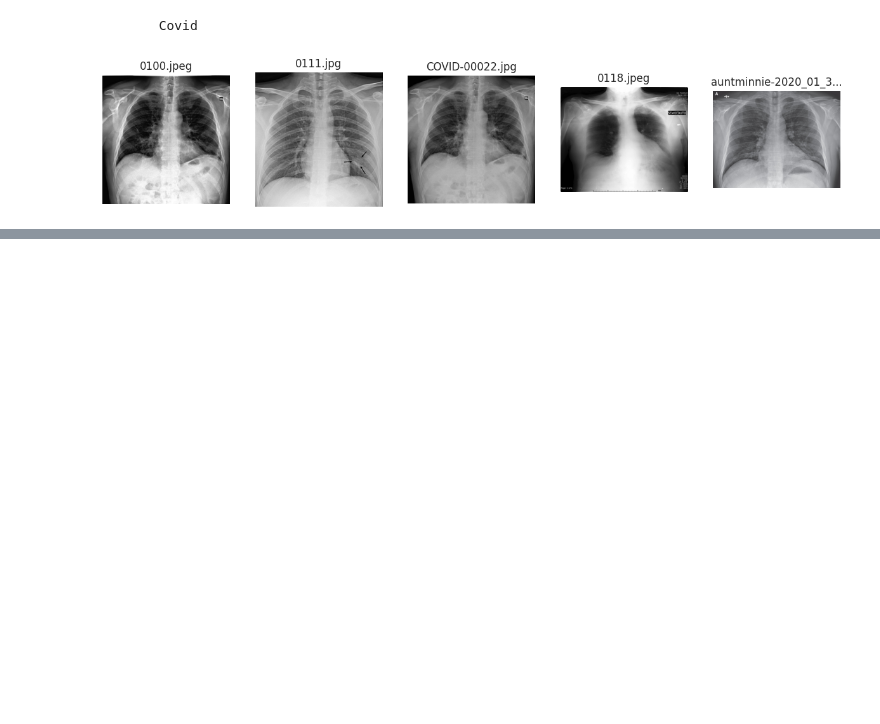
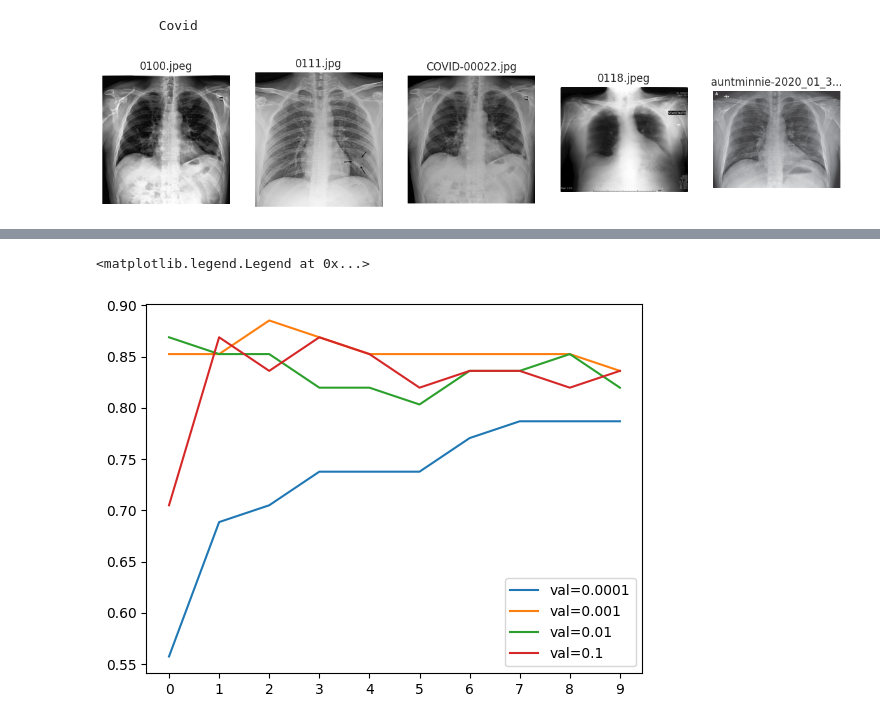
Before and after one commit to marcelonieva7/Chest_X-rays_classification, a Jupyter notebook: notebook.ipynb, the cells around one changed output, grey strips where cells are left out. Cells and saved outputs as stored; diff of their text form; code cells hidden in the pictures; blank space fills up the shorter version.

Commit message:
train model

```diff
--- a/notebook.ipynb
+++ b/notebook.ipynb
@@ -135,0 +161,8 @@ TEST
+# %%
+val_ds = train_gen.flow_from_directory(
+  './Covid19-dataset/train',
+  target_size=(150, 150),
+  batch_size=32,
+  shuffle=False,
+  subset='validation'
+)
@@ -135,0 +176,3 @@ TEST
+# %%
+INP_SIZE = 150
+model = make_model(input_size=INP_SIZE, inner=False, learning_rate=0.01)
@@ -135,0 +183,6 @@ TEST
+# %%
+history = model.fit(
+  train_ds,
+  epochs=10,
+  validation_data=val_ds,
+)
@@ -135,0 +212,15 @@ TEST
+# %%
+scores = {}
+
+for lr in [0.0001, 0.001, 0.01, 0.1]:
+  print('LR: ', lr)
+
+  model = make_model(input_size=INP_SIZE, inner=False, learning_rate=lr)
+  history = model.fit(
+    train_ds,
+    epochs=10,
+    validation_data=val_ds,
+  )
+  scores[lr] = history.history
+
+  print('=============================================\n')
@@ -135,0 +247,9 @@ TEST
+# %%
+for lr, hist in scores.items():
+  plt.plot(hist['val_accuracy'], label=('val=%s' % lr))
+
+plt.xticks(np.arange(10))
+plt.legend()
+# %% [output]
+<matplotlib.legend.Legend at 0x...>
+[figure, added]
```
Also changed, not shown: parts of 20 cells of this notebook.
